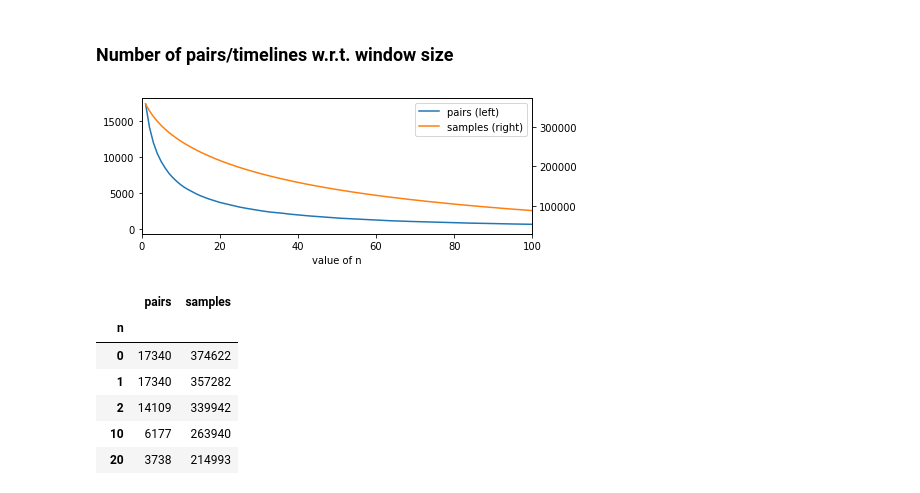
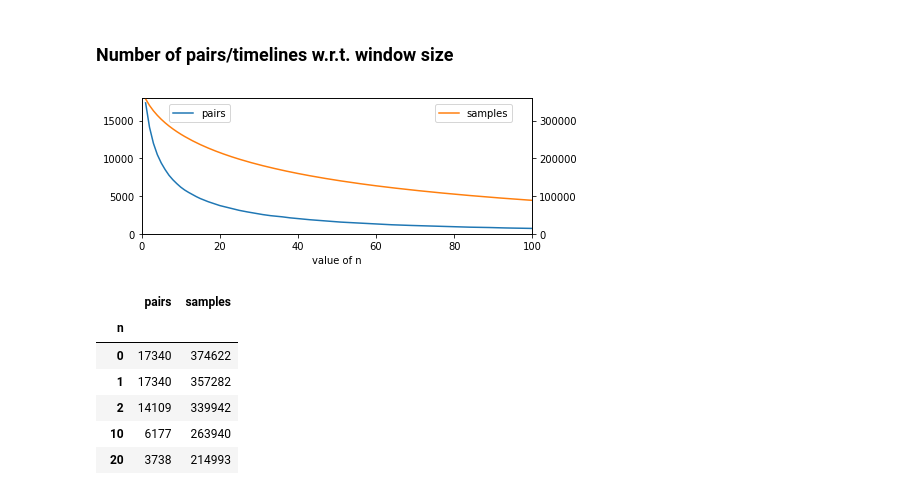
Before and after one commit to AlexandreDecan/secos-activity, a Jupyter notebook: notebooks/Survival analysis.ipynb, the cells around one changed output. Cells and saved outputs as stored; diff of their text form; code cells hidden in the pictures.

```diff
--- a/notebooks/Survival analysis.ipynb
+++ b/notebooks/Survival analysis.ipynb
@@ -297,37 +291,45 @@ pairs = (
     .rename(columns={'date': 'observations'})
     .assign(observations=lambda d: d['observations'] + 1)  # Because of dropped "truth=na"
     .assign(pairs=1)
     .groupby('observations', as_index=False)
     .sum()
 )
 
 data = []
 for n in range(0, 200 + 1):
     p = pairs[pairs['observations'] >= n + 1].pairs.sum()
     t = (
         pairs
         [pairs['observations'] >= n + 1]
         .eval('(observations - @n) * pairs')
         .sum()
     )
     data.append((n, p, t))
 
 temp = (
     pandas.DataFrame(columns=['n', 'pairs', 'samples'], data=data)
     .set_index('n')
 )
 
-temp[['pairs']].loc[1:].rename(columns={'pairs': 'pairs (left)'}).plot(ax=ax)
-temp[['samples']].loc[1:].plot(secondary_y=True, ax=ax)
-
+temp[['pairs']].loc[1:].plot(color=PALETTE[0], ax=ax)
+ax.legend(loc=(0.07, 0.82))
 ax.set(
     xlabel='value of n',
     xlim=(0, 100),
+    ylim=(0, 18000)
 )
 
+ax2 = ax.twinx()
+temp[['samples']].loc[1:].plot(color=PALETTE[1], ax=ax2)
+ax2.legend(loc=(0.75, 0.82))
+ax2.set(
+    ylim=(0, 360000),
+)
+
+
 savefig(fig, 'dataset_size')
 # %% [output]
-[figure, old version]
+[figure, new version]
 # %%
 temp.loc[[0, 1, 2, 10, 20, 30, 50, 100, 200]]
 # %% [output]
```
Also changed, not shown: parts of 4 cells of this notebook, 1 other file.
